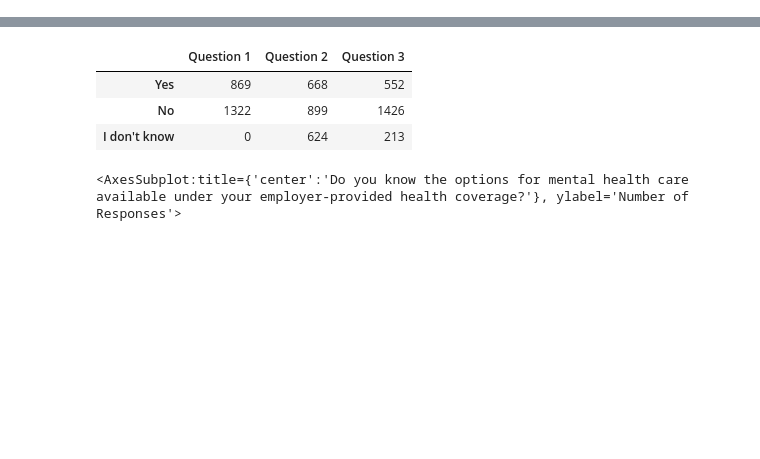
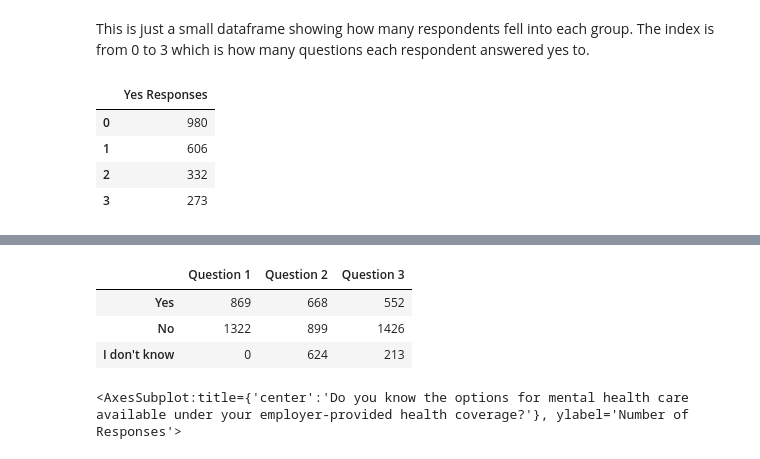
Before and after one commit to Patrick-Bacza/Group-7---Project, a Jupyter notebook: Patrick_Employer_Analysis.ipynb, the cells around one changed output, grey strips where cells are left out. Drawn from its saved outputs; the diff is of its cells as text; code cells hidden in the pictures; blank space fills up the shorter version.

```diff
--- a/Employer_Analysis.ipynb
+++ b/Patrick_Employer_Analysis.ipynb
@@ -94,0 +69,20 @@ dtype: int64
+# %% [markdown]
+This is just a small dataframe showing how many respondents fell into each group. The index is from 0 to 3 which is how many questions each respondent answered yes to.
+# %%
+yes = Survey_Data["Yes Responses"].value_counts()
+
+
+Responses = pd.DataFrame({
+                "Yes Responses" : yes
+})
+
+
+
+
+Responses
+# %% [output]
+|  | Yes Responses |
+| 0 | 980 |
+| 1 | 606 |
+| 2 | 332 |
+| 3 | 273 |
```
Also changed, not shown: parts of 21 cells of this notebook.
